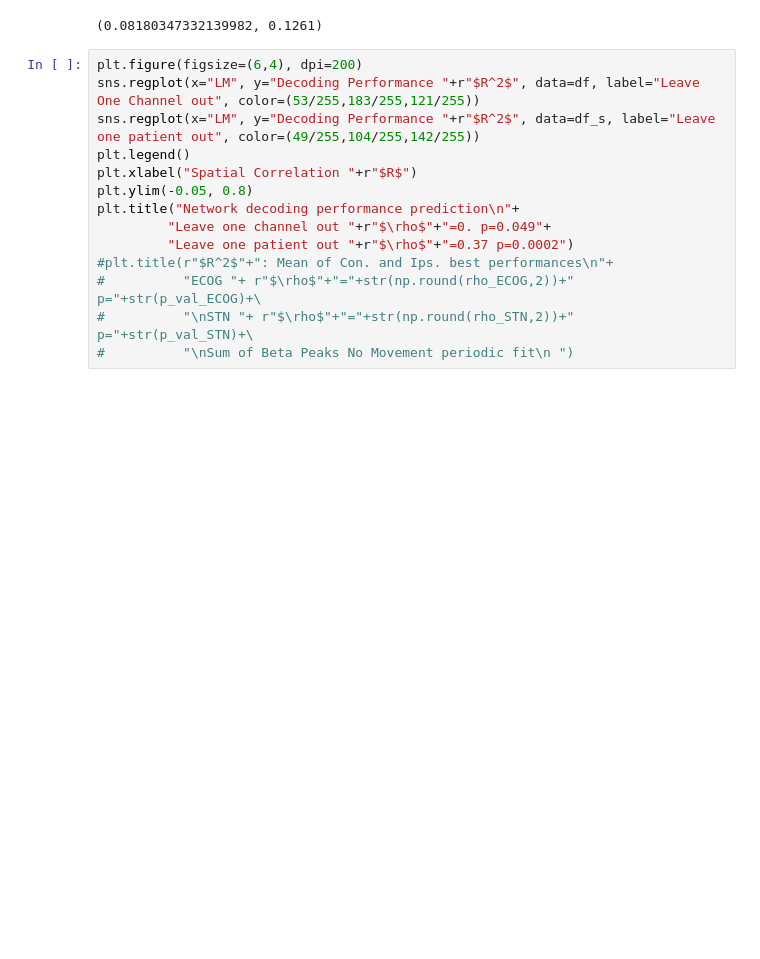
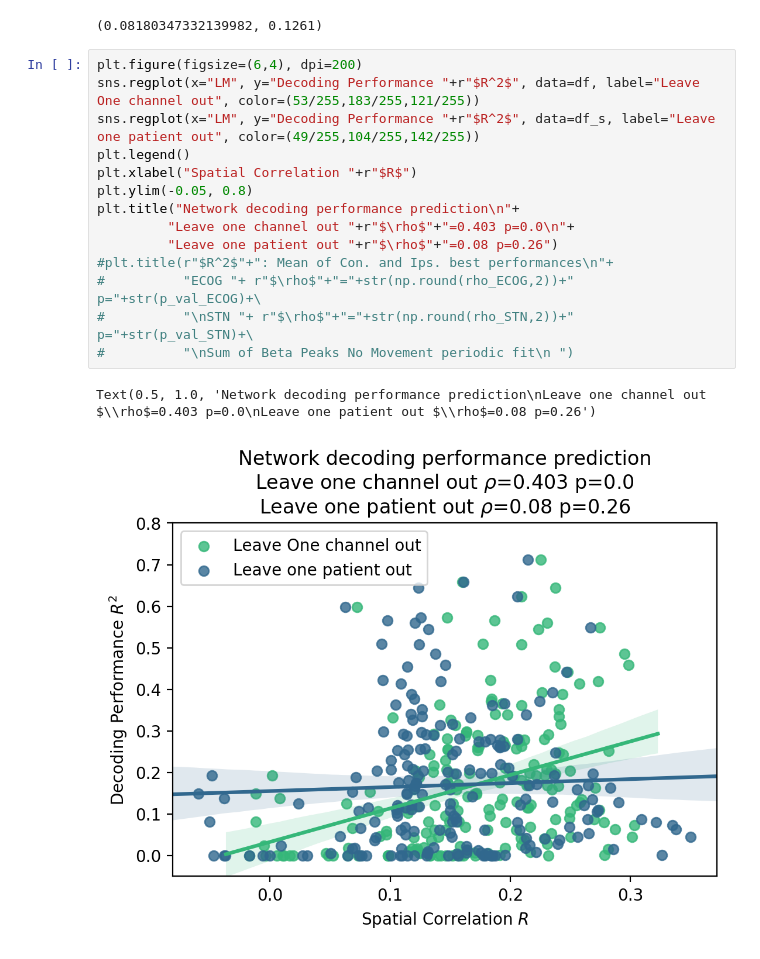
Before and after one commit to neuromodulation/icn, a Jupyter notebook: ECOG_vs_STN/Results_Analysis/connectivity_plots/Connectivity Plots.ipynb, the cells around one changed output. Saved outputs shown, nothing was run; the diff lists cells and outputs as text; blank space fills up the shorter version.

```diff
--- a/ECOG_vs_STN/Results_Analysis/connectivity_plots/Connectivity Plots.ipynb
+++ b/ECOG_vs_STN/Results_Analysis/connectivity_plots/Connectivity Plots.ipynb
@@ -146,15 +146,18 @@ icn_permutation_test.permutationTestSpearmansRho(dat_s["CV"]["LM"], dat_s["CV"][
 (0.08180347332139982, 0.1261)
 # %%
 plt.figure(figsize=(6,4), dpi=200)
-sns.regplot(x="LM", y="Decoding Performance "+r"$R^2$", data=df, label="Leave One Channel out", color=(53/255,183/255,121/255))
+sns.regplot(x="LM", y="Decoding Performance "+r"$R^2$", data=df, label="Leave One channel out", color=(53/255,183/255,121/255))
 sns.regplot(x="LM", y="Decoding Performance "+r"$R^2$", data=df_s, label="Leave one patient out", color=(49/255,104/255,142/255))
 plt.legend()
 plt.xlabel("Spatial Correlation "+r"$R$")
 plt.ylim(-0.05, 0.8)
 plt.title("Network decoding performance prediction\n"+
-         "Leave one channel out "+r"$\rho$"+"=0. p=0.049"+
-         "Leave one patient out "+r"$\rho$"+"=0.37 p=0.0002")
+         "Leave one channel out "+r"$\rho$"+"=0.403 p=0.0\n"+
+         "Leave one patient out "+r"$\rho$"+"=0.08 p=0.26")
 #plt.title(r"$R^2$"+": Mean of Con. and Ips. best performances\n"+
 #          "ECOG "+ r"$\rho$"+"="+str(np.round(rho_ECOG,2))+" p="+str(p_val_ECOG)+\
 #          "\nSTN "+ r"$\rho$"+"="+str(np.round(rho_STN,2))+" p="+str(p_val_STN)+\
 #          "\nSum of Beta Peaks No Movement periodic fit\n ")
+# %% [output]
+Text(0.5, 1.0, 'Network decoding performance prediction\nLeave one channel out $\\rho$=0.403 p=0.0\nLeave one patient out $\\rho$=0.08 p=0.26')
+[figure, added]
```
Also changed, not shown: 9 other files.
